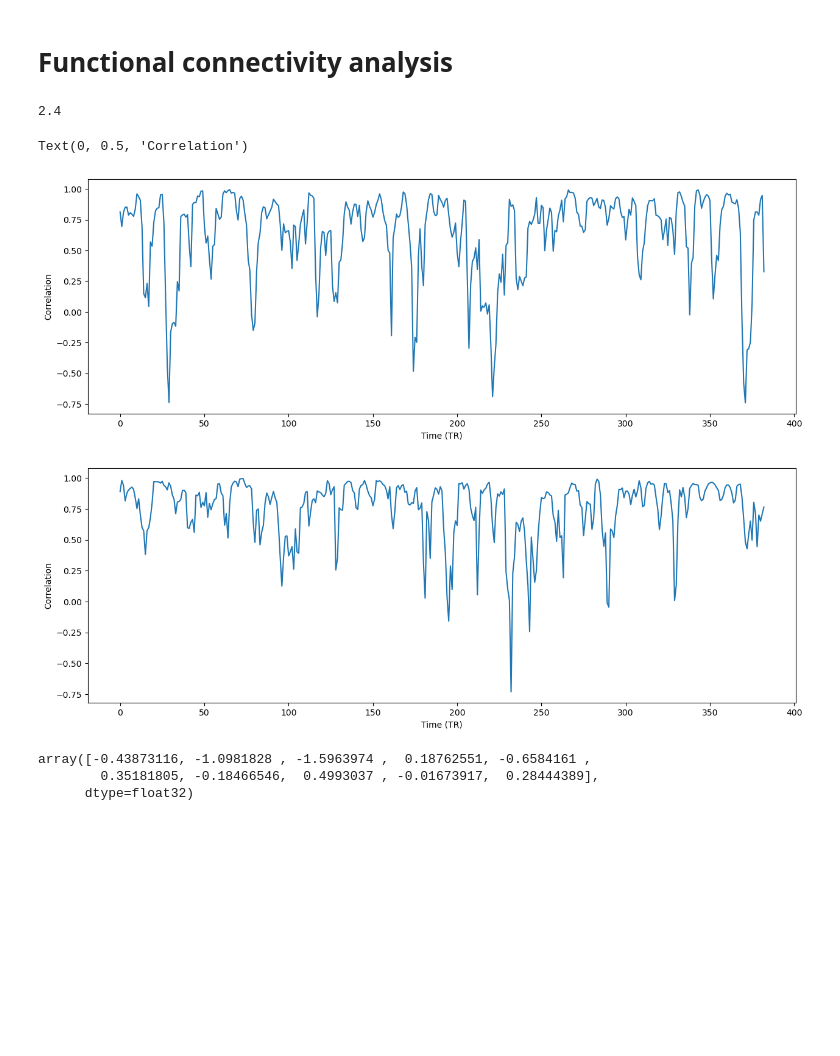
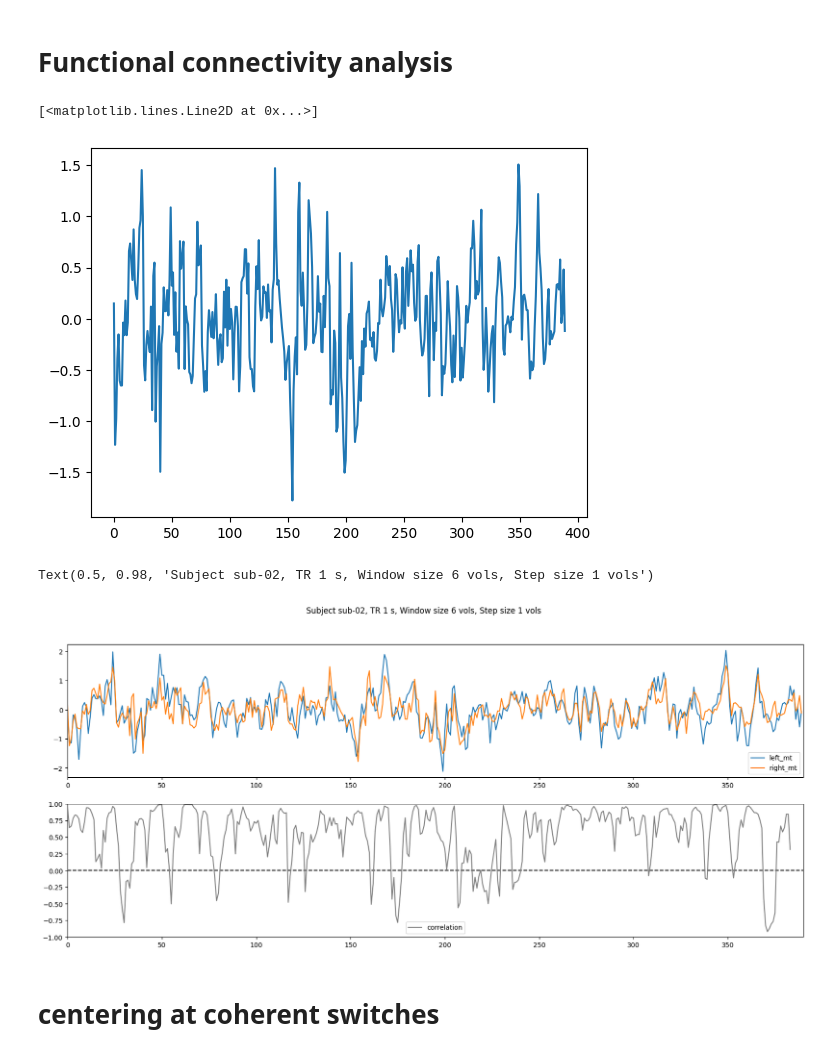
Before and after one commit to CIBIT-UC/vpmbtr, a Jupyter notebook: scripts/step-XX_fc.ipynb, the cells around one changed output. Drawn from its saved outputs; the diff is of its cells as text; code cells hidden in the pictures; blank space fills up the shorter version.

```diff
--- a/scripts/step-XX_fc.ipynb
+++ b/scripts/step-XX_fc.ipynb
@@ -31,7 +31,9 @@ for ss,subject in enumerate(subject_list):
     for tt,tr in enumerate(tr_list):
         for rr,run in enumerate(run_list):
             # load timecourse
-            tc_file = os.path.join(tc_dir,f"{subject}_{tr}_{run}_hp_std-zscoresample_ss.npy")
+            #tc_file = os.path.join(tc_dir,f"{subject}_{tr}_{run}_hp_std-zscoresample_ss.npy")
+            #tc_file = os.path.join(tc_dir,f"{subject}_{tr}_{run}_hp_std-psc.npy")
+            tc_file = os.path.join(tc_dir,f"{subject}_{tr}_{run}_hp_std-psc_detrend.npy")
             tc = np.load(tc_file)
 
             # estimate mean of first and last two rois (creating bilateral_mt and bilateral_v1)
@@ -42,18 +44,16 @@ for ss,subject in enumerate(subject_list):
             df.loc[len(df)] = [subject, tr, run, tc[:,0], tc[:,1], tc[:,2], tc[:,3], tc_mean1, tc_mean2]
 
 roi_list = ['left_mt','right_mt','left_v1','right_v1','bilateral_mt','bilateral_v1']
-# %%
-6/2.5
-# %% [output]
-2.4
 # %%
-# Estimate the correlation between the timecourses of left and right v1 and mt considering a sliding window of 6 seconds
+# Estimate the correlation between the timecourses of left and right v1 and mt considering a sliding window of 6 timepoints
 
 # Settings
 sub_idx = 1
 tr_idx = 2
-window_size = 7.5 # in seconds
-window_size_tr = int(window_size/tr_list[tr_idx])
+tr = tr_list[tr_idx]
+#window_size = 7.5 # in seconds
+#window_size_tr = int(window_size/tr_list[tr_idx])
+window_size_tr = 6
 #step_size = tr_list[tr_idx] # in seconds
 step_size_tr = 1
 
@@ -68,25 +68,27 @@ for ii in range(len(roi_list)):
     for jj in range(len(roi_list)):
         for kk in range(int((n_volumes-window_size_tr)/step_size_tr)):
             corr[ii,jj,kk] = np.corrcoef(tc[0,ii][kk*step_size_tr:kk*step_size_tr+window_size_tr],tc[0,jj][kk*step_size_tr:kk*step_size_tr+window_size_tr])[0,1]
-
-# Plot left mt - right mt correlation
-plt.figure(figsize=(15,5))
-plt.plot(corr[0,1,:])
-plt.xlabel('Time (TR)')
-plt.ylabel('Correlation')
-
-# Plot left v1 - right v1 correlation
-plt.figure(figsize=(15,5))
-plt.plot(corr[2,3,:])
-plt.xlabel('Time (TR)')
-plt.ylabel('Correlation')
-# %% [output]
-Text(0, 0.5, 'Correlation')
-[figure, removed]
-[figure, removed]
-# %%
-tc[0,1][:10]
-# %% [output]
-array([-0.43873116, -1.0981828 , -1.5963974 ,  0.18762551, -0.6584161 ,
-        0.35181805, -0.18466546,  0.4993037 , -0.01673917,  0.28444389],
-      dtype=float32)
+# %%
+plt.plot(tc[0,1])
+# %% [output]
+[<matplotlib.lines.Line2D at 0x...>]
+[figure, added]
+# %%
+# Plot left mt, right mt and correlation between them as 3 subplots
+fig, ax = plt.subplots(2,1,figsize=(20,8))
+ax[0].plot(tc[0,0],label='left_mt')
+ax[0].plot(tc[0,1],label='right_mt')
+ax[0].legend()
+ax[0].set_xlim([0,n_volumes])
+ax[1].hlines(0,0,n_volumes,linestyle='dashed',color='black')
+ax[1].plot(corr[0,1],label='correlation',color='grey')
+ax[1].legend()
+ax[1].set_xlim([0,n_volumes])
+ax[1].set_ylim([-1,1])
+
+fig.suptitle(f"Subject {subject_list[sub_idx]}, TR {tr_list[tr_idx]} s, Window size {window_size_tr} vols, Step size {step_size_tr} vols")
+# %% [output]
+Text(0.5, 0.98, 'Subject sub-02, TR 1 s, Window size 6 vols, Step size 1 vols')
+[figure, added]
+# %% [markdown]
+# centering at coherent switches
```
Also changed, not shown: parts of 5 cells of this notebook, 1 other file.
